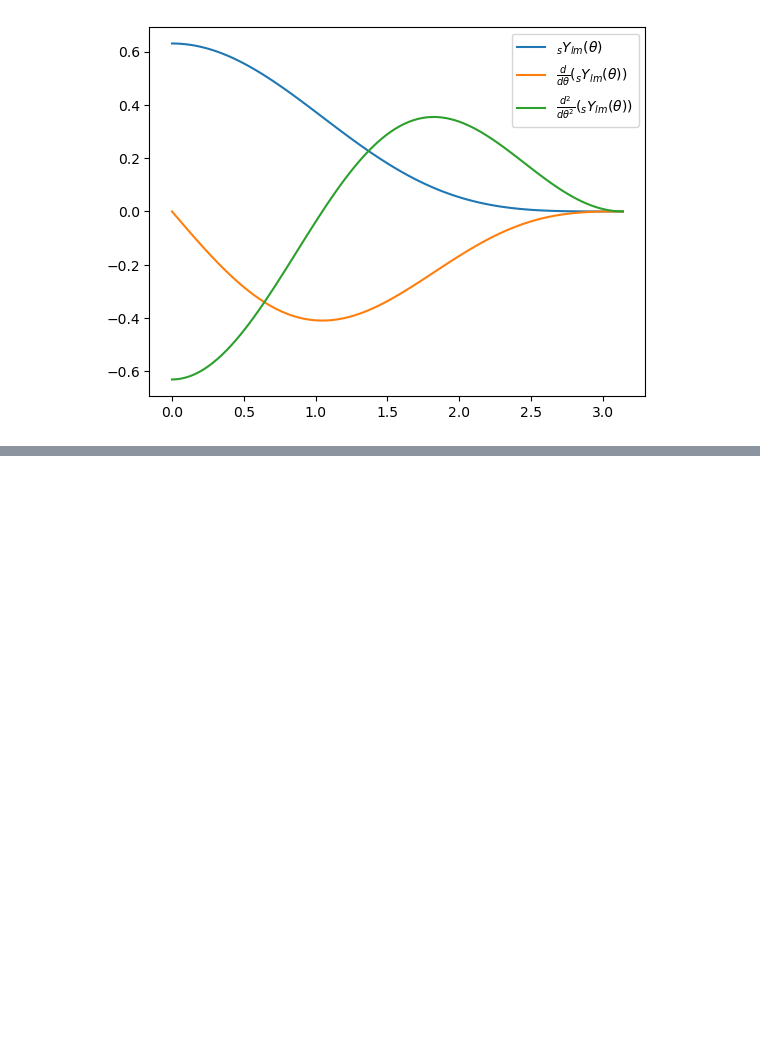
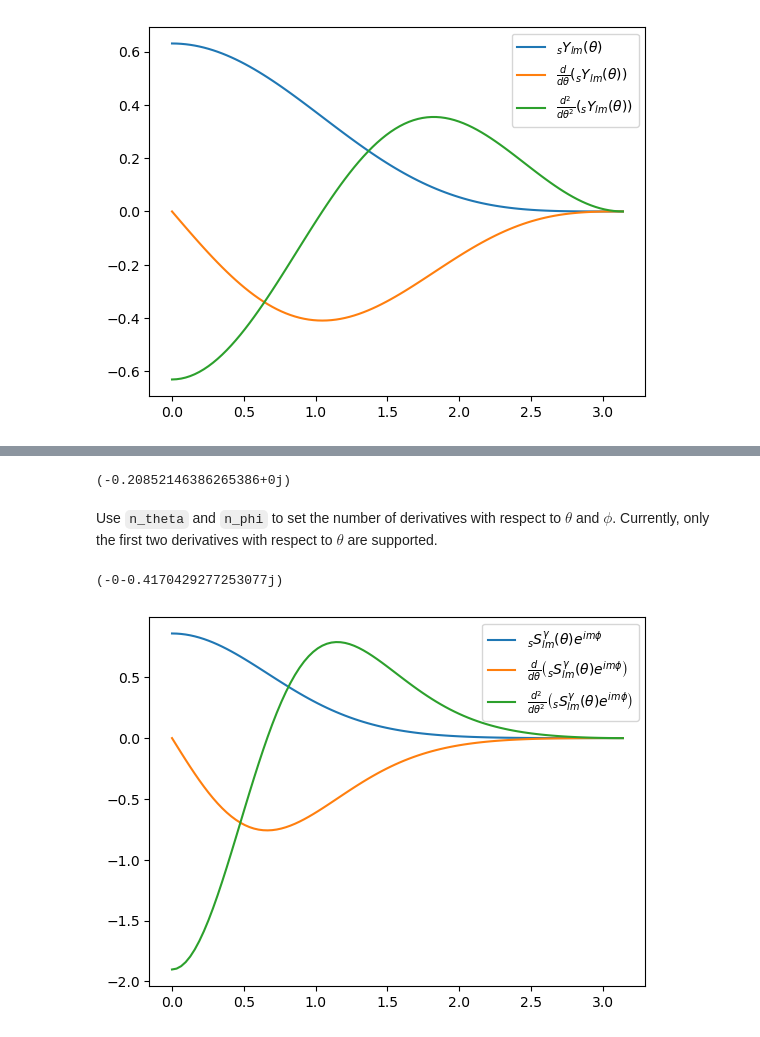
Before and after one commit to syp2001/spheroidal, a Jupyter notebook: docs/source/notebooks/Getting Started.ipynb, the cells around one changed output, grey strips where cells are left out. Drawn from its saved outputs; the diff is of its cells as text; code cells hidden in the pictures; blank space fills up the shorter version.

```diff
--- a/docs/source/notebooks/Getting Started.ipynb
+++ b/docs/source/notebooks/Getting Started.ipynb
@@ -25,0 +85,33 @@ plt.show()
+# %%
+spheroidal.harmonic_deriv(s,l,m,g)(pi/2,0)
+# %% [output]
+(-0.20852146386265386+0j)
+# %% [markdown]
+Use `n_theta` and `n_phi` to set the number of derivatives with respect to $\theta$ and $\phi$. Currently, only the first two derivatives with respect to $\theta$ are supported.
+# %%
+spheroidal.harmonic_deriv(s,l,m,g,n_theta=1,n_phi=1)(pi/2,0)
+# %% [output]
+(-0-0.4170429277253077j)
+# %%
+import spheroidal
+import numpy as np
+import matplotlib.pyplot as plt
+from math import pi
+s, l, m, g = -2, 2, 2, 1.5
+
+theta = np.linspace(0,pi,100)
+
+S0 = spheroidal.harmonic_deriv(s,l,m,g,n_theta=0)
+S1 = spheroidal.harmonic_deriv(s,l,m,g,n_theta=1)
+S2 = spheroidal.harmonic_deriv(s,l,m,g,n_theta=2)
+
+plt.plot(theta, S0(theta,0))
+plt.plot(theta, S1(theta,0))
+plt.plot(theta, S2(theta,0))
+plt.legend([r"${}_sS_{lm}^\gamma(\theta)e^{im\phi}$",
+            r"$\frac{d}{d\theta}\left({}_sS_{lm}^\gamma(\theta)e^{im\phi}\right)$",
+            r"$\frac{d^2}{d\theta^2}\left({}_sS_{lm}^\gamma(\theta)e^{im\phi}\right)$"])
+
+plt.show()
+# %% [output]
+[figure, added]
```
Also changed, not shown: parts of 13 cells of this notebook, 2 other files.
